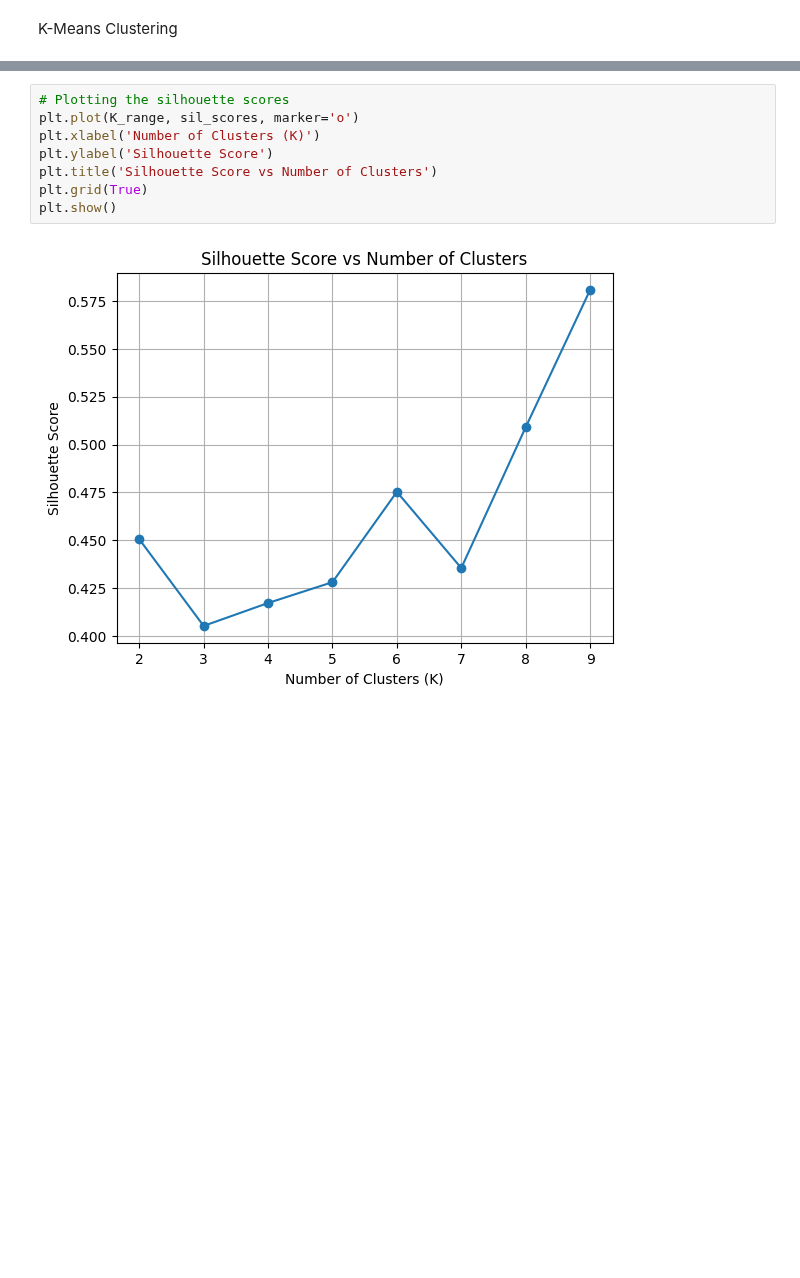
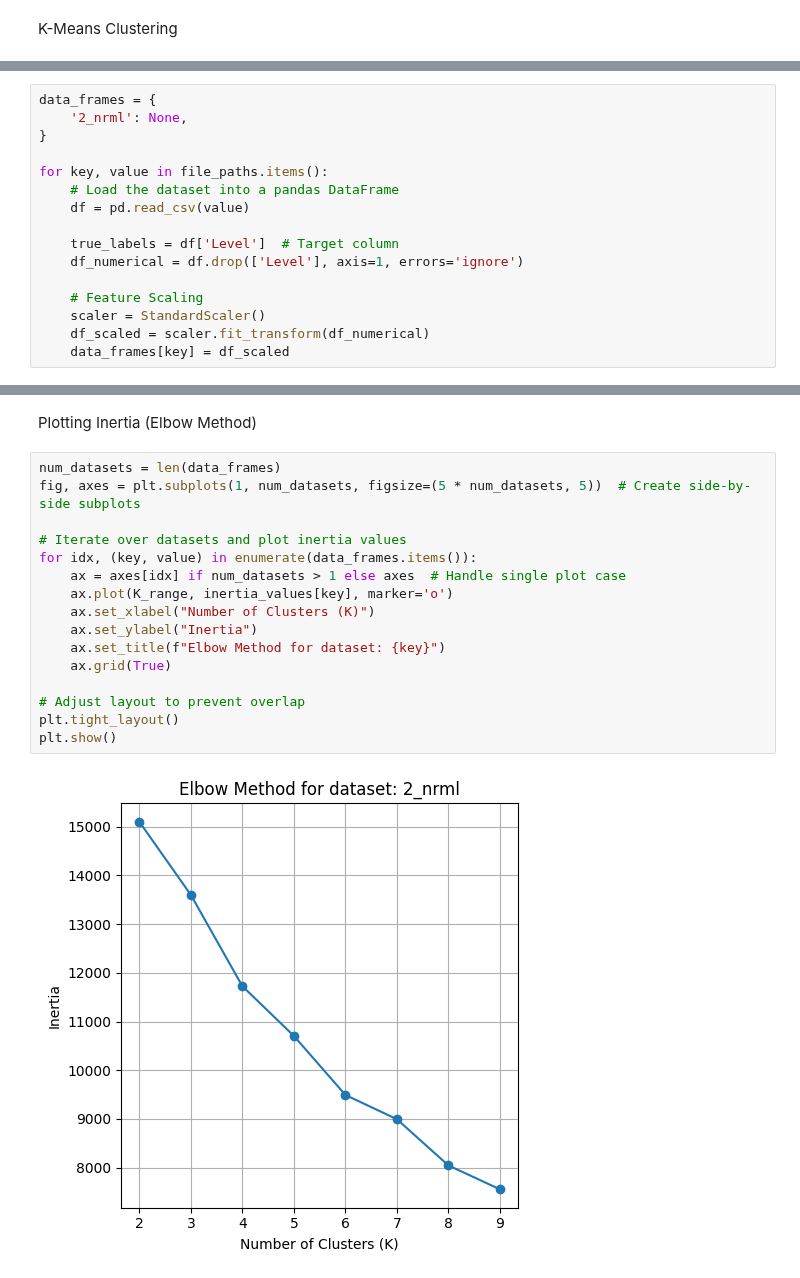
Before and after one commit to machine-learning-hwu-project/Dubai_UG_11, a Jupyter notebook: clustering/kmeans/km_c.ipynb, the cells around one changed output, grey strips where cells are left out. Saved outputs shown, nothing was run; the diff lists cells and outputs as text; blank space fills up the shorter version.

```diff
--- a/clustering/kmeans/km_c.ipynb
+++ b/clustering/kmeans/km_c.ipynb
@@ -44,0 +250,16 @@ K-Means Clustering
+# %%
+data_frames = {
+    '2_nrml': None,
+}
+
+for key, value in file_paths.items():
+    # Load the dataset into a pandas DataFrame
+    df = pd.read_csv(value)
+
+    true_labels = df['Level']  # Target column
+    df_numerical = df.drop(['Level'], axis=1, errors='ignore')
+
+    # Feature Scaling
+    scaler = StandardScaler()
+    df_scaled = scaler.fit_transform(df_numerical)
+    data_frames[key] = df_scaled
@@ -77,10 +306,20 @@ plt.show()
-# %%
-# Plotting the silhouette scores
-plt.plot(K_range, sil_scores, marker='o')
-plt.xlabel('Number of Clusters (K)')
-plt.ylabel('Silhouette Score')
-plt.title('Silhouette Score vs Number of Clusters')
-plt.grid(True)
-plt.show()
-# %% [output]
-[figure, removed]
+# %% [markdown]
+Plotting Inertia (Elbow Method)
+# %%
+num_datasets = len(data_frames)
+fig, axes = plt.subplots(1, num_datasets, figsize=(5 * num_datasets, 5))  # Create side-by-side subplots
+
+# Iterate over datasets and plot inertia values
+for idx, (key, value) in enumerate(data_frames.items()):
+    ax = axes[idx] if num_datasets > 1 else axes  # Handle single plot case
+    ax.plot(K_range, inertia_values[key], marker='o')
+    ax.set_xlabel("Number of Clusters (K)")
+    ax.set_ylabel("Inertia")
+    ax.set_title(f"Elbow Method for dataset: {key}")
+    ax.grid(True)
+
+# Adjust layout to prevent overlap
+plt.tight_layout()
+plt.show()
+# %% [output]
+[figure, added]
```
Also changed, not shown: parts of 30 cells of this notebook.
